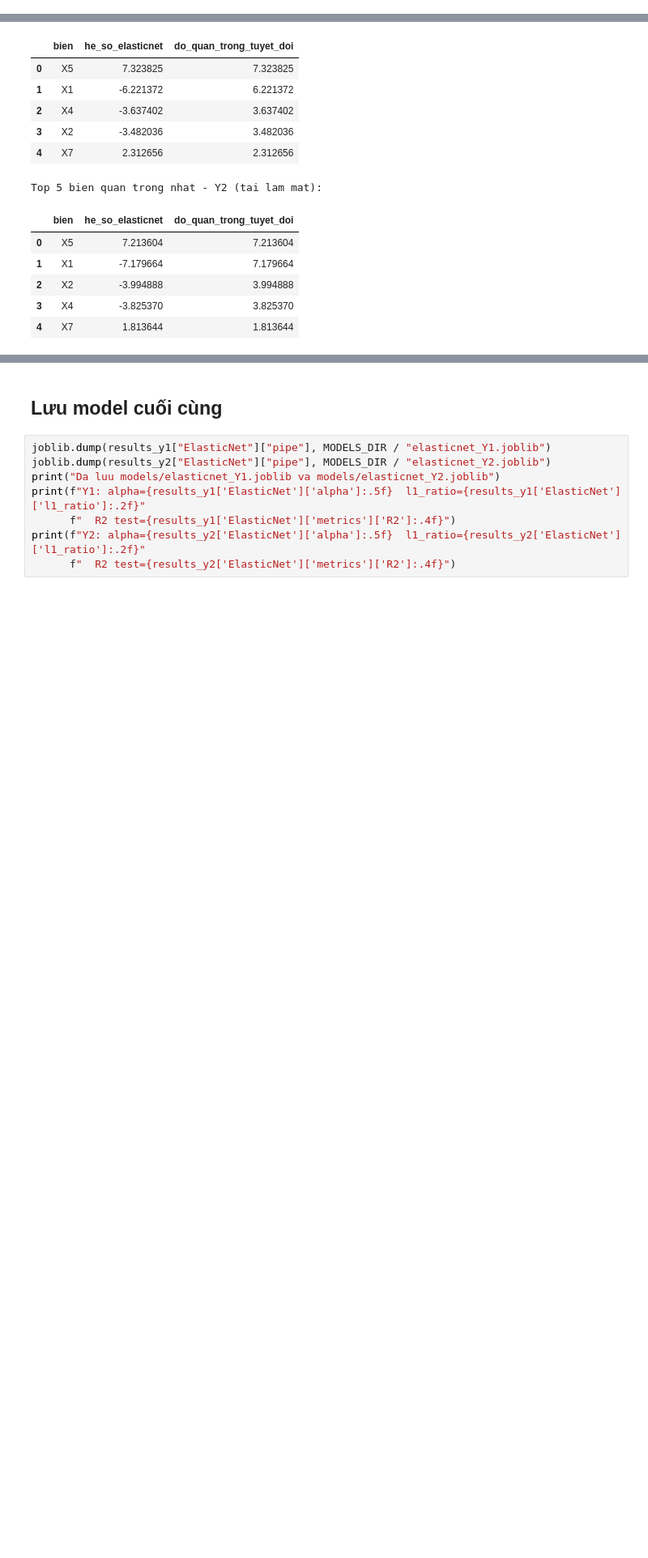
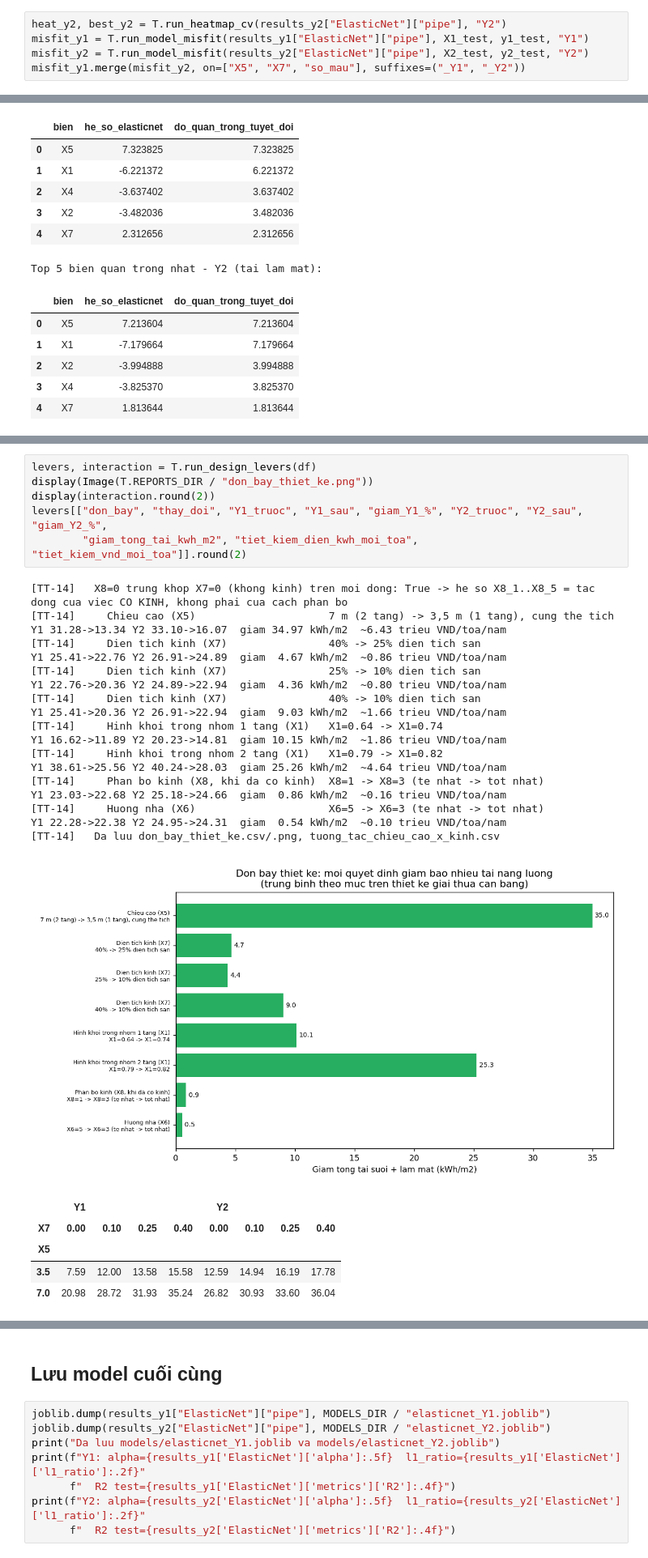
Before and after one commit to linhsand/CatLinh_lab_Machinelearning, a Jupyter notebook: 01-Hoc-May/02-Hoi-quy/TT-14-ElasticNet/notebooks/elasticnet_energy.ipynb, the cells around one changed output, grey strips where cells are left out. Shown at 81% size. Cells and saved outputs as stored; diff of their text form; blank space fills up the shorter version.

```diff
--- a/01-Hoc-May/02-Hoi-quy/TT-14-ElasticNet/notebooks/elasticnet_energy.ipynb
+++ b/01-Hoc-May/02-Hoi-quy/TT-14-ElasticNet/notebooks/elasticnet_energy.ipynb
@@ -454,0 +453,5 @@ nhỏ và giữ đủ 14/14 biến. Điểm khác biệt nằm ở **hệ số**
+# %%
+heat_y2, best_y2 = T.run_heatmap_cv(results_y2["ElasticNet"]["pipe"], "Y2")
+misfit_y1 = T.run_model_misfit(results_y1["ElasticNet"]["pipe"], X1_test, y1_test, "Y1")
+misfit_y2 = T.run_model_misfit(results_y2["ElasticNet"]["pipe"], X2_test, y2_test, "Y2")
+misfit_y1.merge(misfit_y2, on=["X5", "X7", "so_mau"], suffixes=("_Y1", "_Y2"))
@@ -609,0 +641,23 @@ ElasticNet đã chuẩn hoá ở trên):
+# %%
+levers, interaction = T.run_design_levers(df)
+display(Image(T.REPORTS_DIR / "don_bay_thiet_ke.png"))
+display(interaction.round(2))
+levers[["don_bay", "thay_doi", "Y1_truoc", "Y1_sau", "giam_Y1_%", "Y2_truoc", "Y2_sau", "giam_Y2_%",
+        "giam_tong_tai_kwh_m2", "tiet_kiem_dien_kwh_moi_toa", "tiet_kiem_vnd_moi_toa"]].round(2)
+# %% [output]
+[TT-14]   X8=0 trung khop X7=0 (khong kinh) tren moi dong: True -> he so X8_1..X8_5 = tac dong cua viec CO KINH, khong phai cua cach phan bo
+[TT-14]     Chieu cao (X5)                     7 m (2 tang) -> 3,5 m (1 tang), cung the tich    Y1 31.28->13.34 Y2 33.10->16.07  giam 34.97 kWh/m2  ~6.43 trieu VND/toa/nam
+[TT-14]     Dien tich kinh (X7)                40% -> 25% dien tich san                         Y1 25.41->22.76 Y2 26.91->24.89  giam  4.67 kWh/m2  ~0.86 trieu VND/toa/nam
+[TT-14]     Dien tich kinh (X7)                25% -> 10% dien tich san                         Y1 22.76->20.36 Y2 24.89->22.94  giam  4.36 kWh/m2  ~0.80 trieu VND/toa/nam
+[TT-14]     Dien tich kinh (X7)                40% -> 10% dien tich san                         Y1 25.41->20.36 Y2 26.91->22.94  giam  9.03 kWh/m2  ~1.66 trieu VND/toa/nam
+[TT-14]     Hinh khoi trong nhom 1 tang (X1)   X1=0.64 -> X1=0.74                               Y1 16.62->11.89 Y2 20.23->14.81  giam 10.15 kWh/m2  ~1.86 trieu VND/toa/nam
+[TT-14]     Hinh khoi trong nhom 2 tang (X1)   X1=0.79 -> X1=0.82                               Y1 38.61->25.56 Y2 40.24->28.03  giam 25.26 kWh/m2  ~4.64 trieu VND/toa/nam
+[TT-14]     Phan bo kinh (X8, khi da co kinh)  X8=1 -> X8=3 (te nhat -> tot nhat)               Y1 23.03->22.68 Y2 25.18->24.66  giam  0.86 kWh/m2  ~0.16 trieu VND/toa/nam
+[TT-14]     Huong nha (X6)                     X6=5 -> X6=3 (te nhat -> tot nhat)               Y1 22.28->22.38 Y2 24.95->24.31  giam  0.54 kWh/m2  ~0.10 trieu VND/toa/nam
+[TT-14]   Da luu don_bay_thiet_ke.csv/.png, tuong_tac_chieu_cao_x_kinh.csv
+[figure, added]
+|  | Y1 |  |  |  | Y2 |  |  |  |
+| X7 | 0.00 | 0.10 | 0.25 | 0.40 | 0.00 | 0.10 | 0.25 | 0.40 |
+| X5 |  |  |  |  |  |  |  |  |
+| 3.5 | 7.59 | 12.00 | 13.58 | 15.58 | 12.59 | 14.94 | 16.19 | 17.78 |
+| 7.0 | 20.98 | 28.72 | 31.93 | 35.24 | 26.82 | 30.93 | 33.60 | 36.04 |
```
Also changed, not shown: parts of 18 cells of this notebook, 12 other files.
